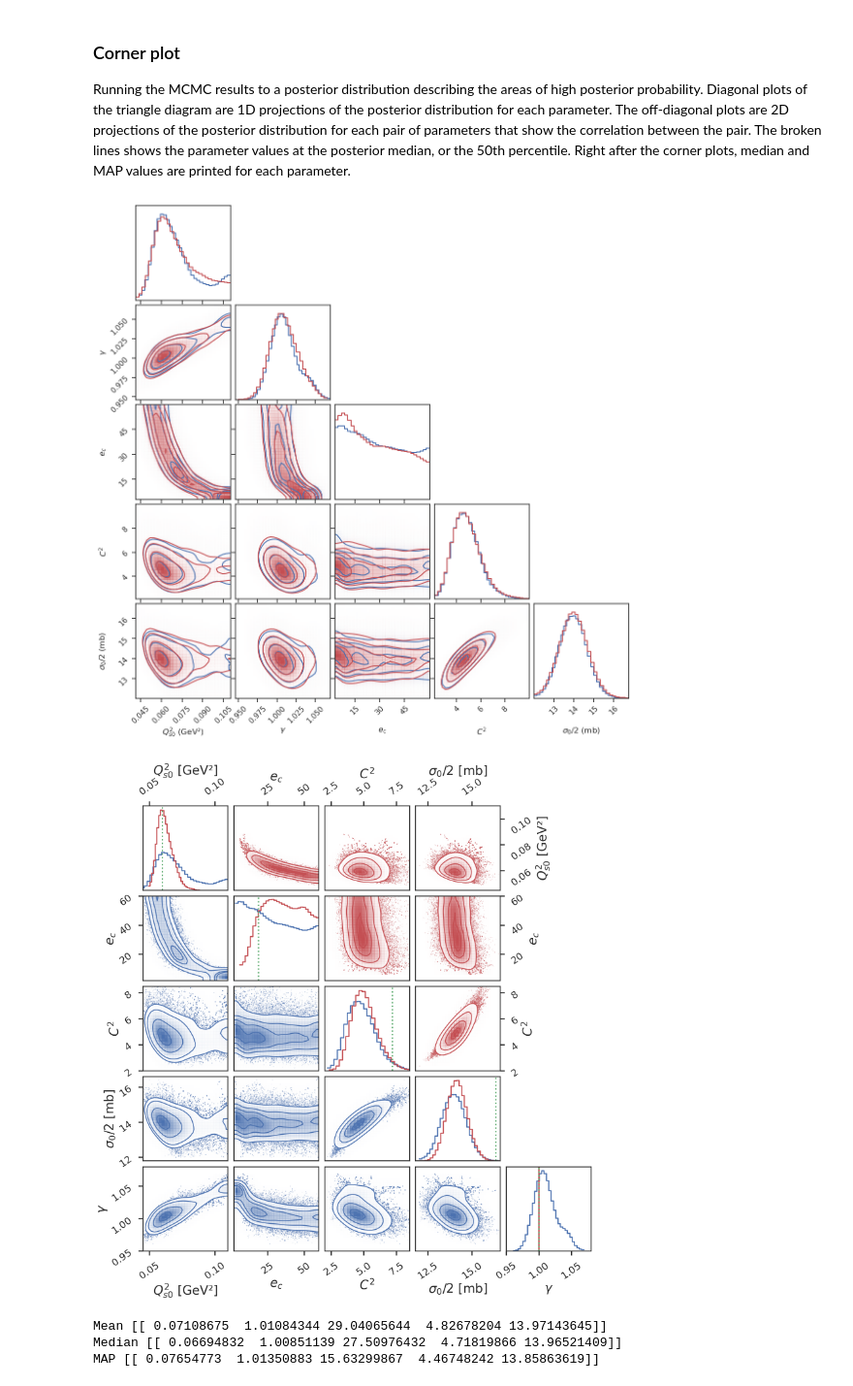
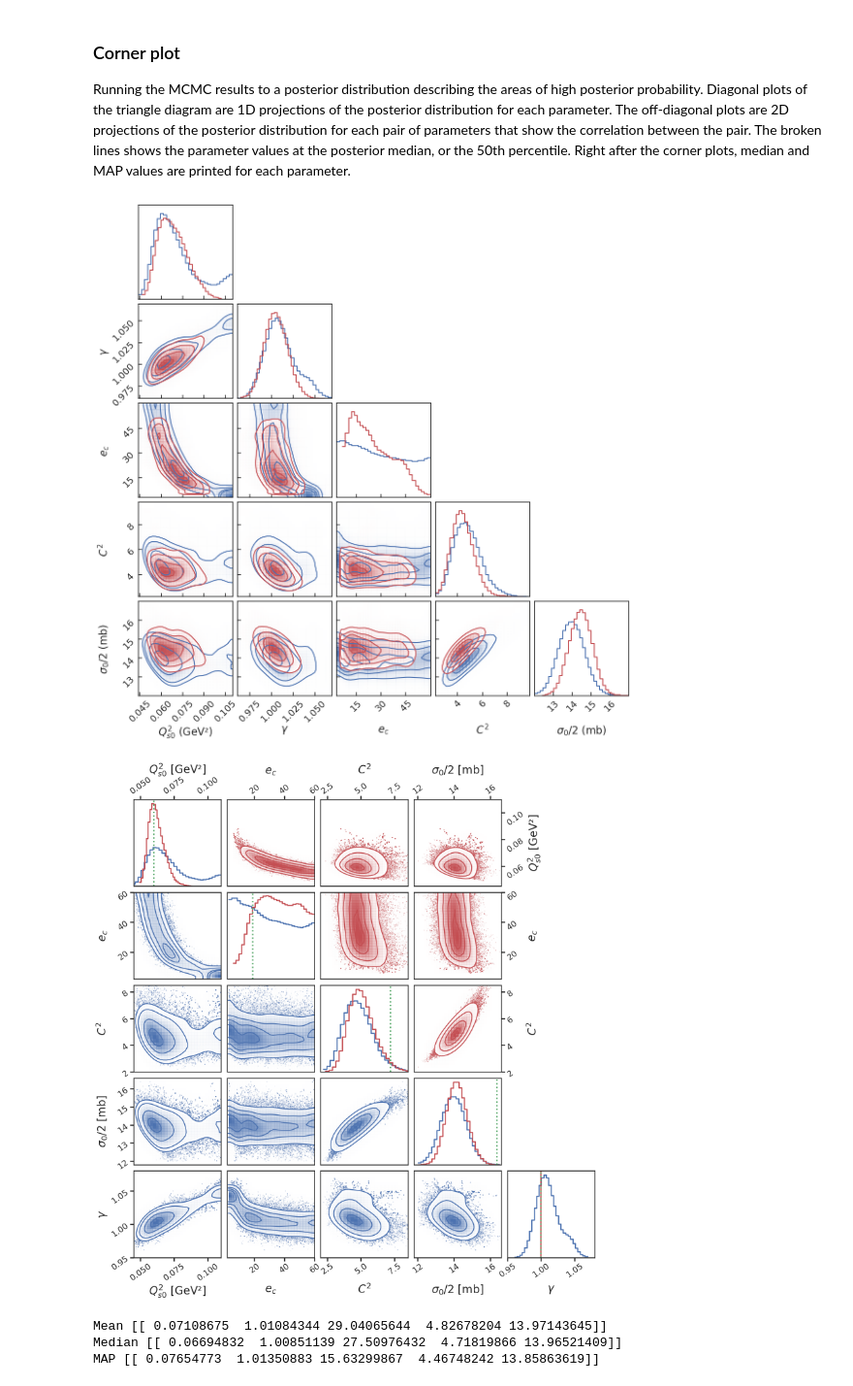
Before and after one commit to camcasuga/BayesianBK_results, a Jupyter notebook: analysis.ipynb, the cells around one changed output. Shown at 97% size. Drawn from its saved outputs; the diff is of its cells as text; code cells hidden in the pictures.

Commit message:
initial plots for paper, removed unecessary clutter

```diff
--- a/analysis.ipynb
+++ b/analysis.ipynb
@@ -9,3 +4,17 @@ sns.set_style('ticks')
+# %%
+from my_plotting import *
+from my_functions import *
+sns.set()
+sns.set_style('ticks')
+plt.rcParams.update({'xtick.labelsize': 14,
+                     'ytick.labelsize': 14,
+                     'axes.labelsize': 16,
+                     'axes.titlesize': 18,
+                     'legend.fontsize': 14,
+                     'legend.title_fontsize': 14,
+                     #'figure.autolayout': True,
+                     'xtick.direction': 'in',
+                     'ytick.direction': 'in',})
 # %% [markdown]
 ### Load important files
 - pickled emulator, pca, and scaler
@@ -108,8 +125,8 @@ fig, ax = plot_diagonal(pred_val, train_val)
 # %%
-fig, ax = plot_zscore(pred_val, train_val, sd_val, bins_ = 70, text_x = 0.58, text_y = 0.5)
+fig, ax = plot_zscore(pred_val, train_val, sd_val, bins_ = 80, text_x = 0.58, text_y = 0.5)
 ax.set_yticklabels([])
 ax.set_ylabel("")
 ax.tick_params(which='major', axis = 'y', size = 0)
 ax.set_xlim(-4.0, 4.0)
-#fig.savefig("plots/{}_{}_val_zscore.pdf".format(model_, correlated_str), bbox_inches='tight')
+fig.savefig("plots/{}_val_zscore.pdf".format(model_), bbox_inches='tight')
 # %% [output]
@@ -119,8 +135,8 @@ ax.set_xlim(-4.0, 4.0)
 ### Corner plot
 Running the MCMC results to a posterior distribution describing the areas of high posterior probability. Diagonal plots of the triangle diagram are 1D projections of the posterior distribution for each parameter. The off-diagonal plots are 2D projections of the posterior distribution for each pair of parameters that show the correlation between the pair. The broken lines shows the parameter values at the posterior median, or the 50th percentile. Right after the corner plots, median and MAP values are printed for each parameter.
 # %%
-theta_tocompare = np.vstack(np.loadtxt("../BayesianBK/run_corr/mv5/plainLHS/mv5_500d_corr_05to60_100w_mapinit_allsamples.txt", unpack = True)).T
+theta_tocompare = np.vstack(np.loadtxt("../BayesianBK/run_corr/mv5/plainLHS/run2_mv5_500d_uncorr_05to60_100w_mapinit_allsamples.txt", unpack = True)).T
 fig2, corner = plot_1corner(theta_post_all, param_names)
 plot_corner_tocompare(theta_tocompare, fig2, corner)
 # %% [output]
-[figure, old version]
+[figure, new version]
@@ -127,15 +265,15 @@ plot_corner_tocompare(theta_tocompare, fig2, corner)
 # %%
-posterior_samples_mve= np.vstack(np.loadtxt("../BayesianBK/run_corr/mve/plainLHS/run2_mve_500d_corr_05to60_100w_mapinit_allsamples.txt", unpack=True)).T
+posterior_samples_mve= np.vstack(np.loadtxt("../BayesianBK/run_corr/mve/plainLHS/run2_mve_500d_{}_05to60_100w_mapinit_allsamples.txt".format(correlated_str), unpack=True)).T
 posterior_samples_mv5 = theta_post_all
 posterior_samples_mv5 = np.insert(posterior_samples_mv5, 5, posterior_samples_mv5[:, 1], axis = 1)
 posterior_samples_mv5 = np.delete(posterior_samples_mv5, 1, axis = 1)
 posterior_samples_mve_gamma = 1.0*np.ones(len(posterior_samples_mve))
 posterior_samples_mve = np.insert(posterior_samples_mve, 4, posterior_samples_mve_gamma, axis = 1)
 posterior_samples_mve[0:200, 4] = 1.0
 fig_corner, axes = plot_corner(posterior_samples_mve, posterior_samples_mv5)
 fig_corner.savefig("plots/{}_corner.pdf".format(correlated_str), bbox_inches='tight')
 # %% [output]
-[figure, old version]
+[figure, new version]
 # %%
 print("Mean", mean)
 print("Median", median)
```
Also changed, not shown: parts of 19 cells of this notebook, 19 other files.
